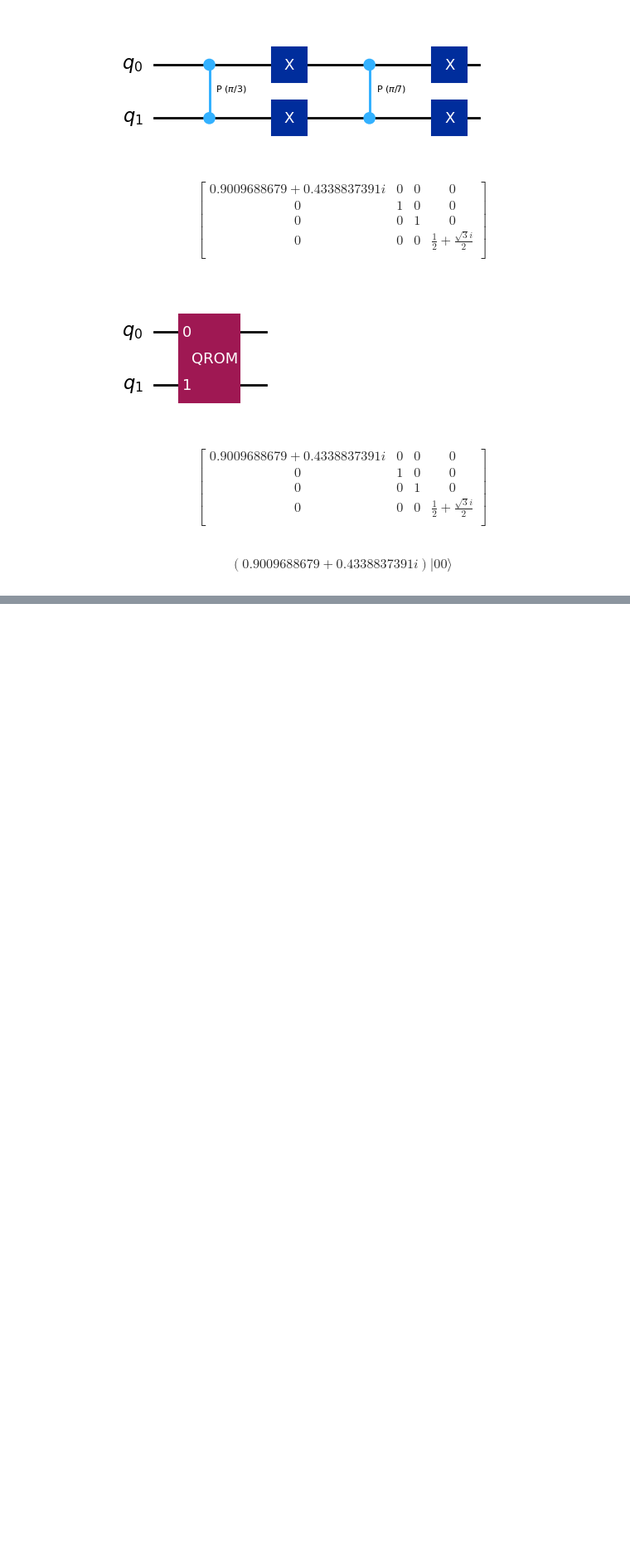
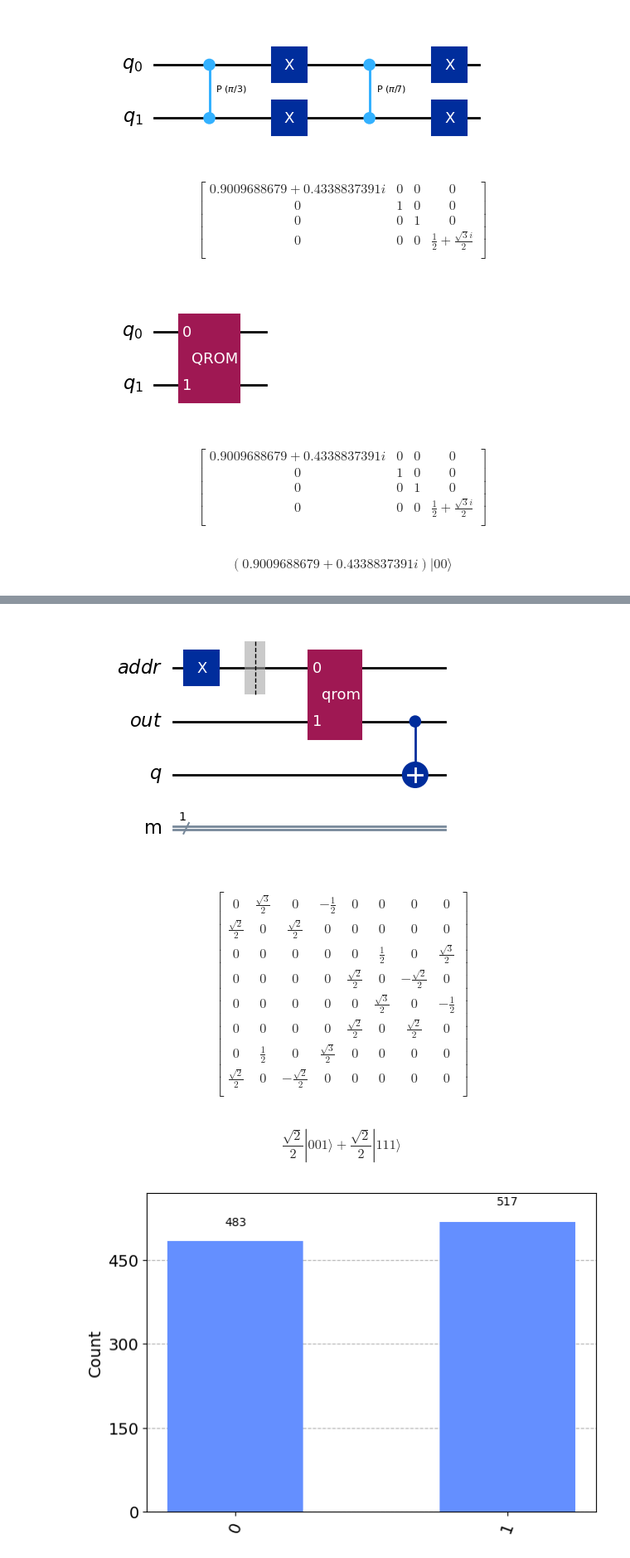
Before and after one commit to Dpbm/scientific-research-1-quantum-oracles, a Jupyter notebook: code/qram.ipynb, the cells around one changed output, grey strips where cells are left out. Shown: that part at 83% size. Drawn from its saved outputs; the diff is of its cells as text; code cells hidden in the pictures; blank space fills up the shorter version.

```diff
--- a/code/qram.ipynb
+++ b/code/qram.ipynb
@@ -201,0 +228,35 @@ $$(0.9009688679 + 0.4338837391 i) |00\rangle$$
+# %%
+addr = QuantumRegister(1, name="addr")
+out = QuantumRegister(1, name="out")
+q = QuantumRegister(1,name="q")
+result = ClassicalRegister(1, "m")
+
+qc = QuantumCircuit(addr, out, q, result)
+
+qc.x(addr)
+
+qc.barrier(addr)
+qc.append(mem, [addr, out])
+
+qc.cx(out, q)
+
+display(qc.draw('mpl'))
+display(show_unitary(get_unitary(qc)))
+display(show_state(qc))
+display(plot_histogram(measure(qc, qubits=[2])))
+# %% [output]
+[figure, added]
+$$
+\begin{bmatrix}
+0 & \frac{\sqrt{3}}{2} & 0 & - \frac{1}{2} & 0 & 0 & 0 & 0  \\
+ \frac{\sqrt{2}}{2} & 0 & \frac{\sqrt{2}}{2} & 0 & 0 & 0 & 0 & 0  \\
+ 0 & 0 & 0 & 0 & 0 & \frac{1}{2} & 0 & \frac{\sqrt{3}}{2}  \\
+ 0 & 0 & 0 & 0 & \frac{\sqrt{2}}{2} & 0 & - \frac{\sqrt{2}}{2} & 0  \\
+ 0 & 0 & 0 & 0 & 0 & \frac{\sqrt{3}}{2} & 0 & - \frac{1}{2}  \\
+ 0 & 0 & 0 & 0 & \frac{\sqrt{2}}{2} & 0 & \frac{\sqrt{2}}{2} & 0  \\
+ 0 & \frac{1}{2} & 0 & \frac{\sqrt{3}}{2} & 0 & 0 & 0 & 0  \\
+ \frac{\sqrt{2}}{2} & 0 & - \frac{\sqrt{2}}{2} & 0 & 0 & 0 & 0 & 0  \\
+ \end{bmatrix}
+$$
+$$\frac{\sqrt{2}}{2} |001\rangle+\frac{\sqrt{2}}{2} |111\rangle$$
+[figure, added]
```
Also changed, not shown: parts of 19 cells of this notebook.
